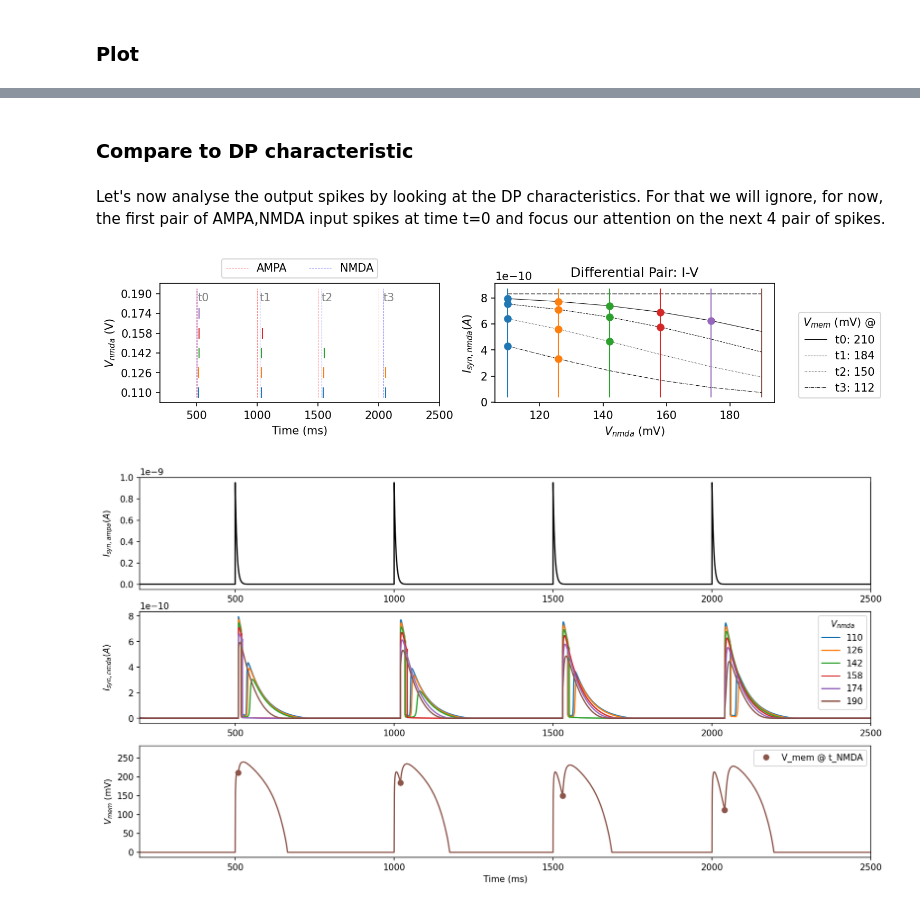
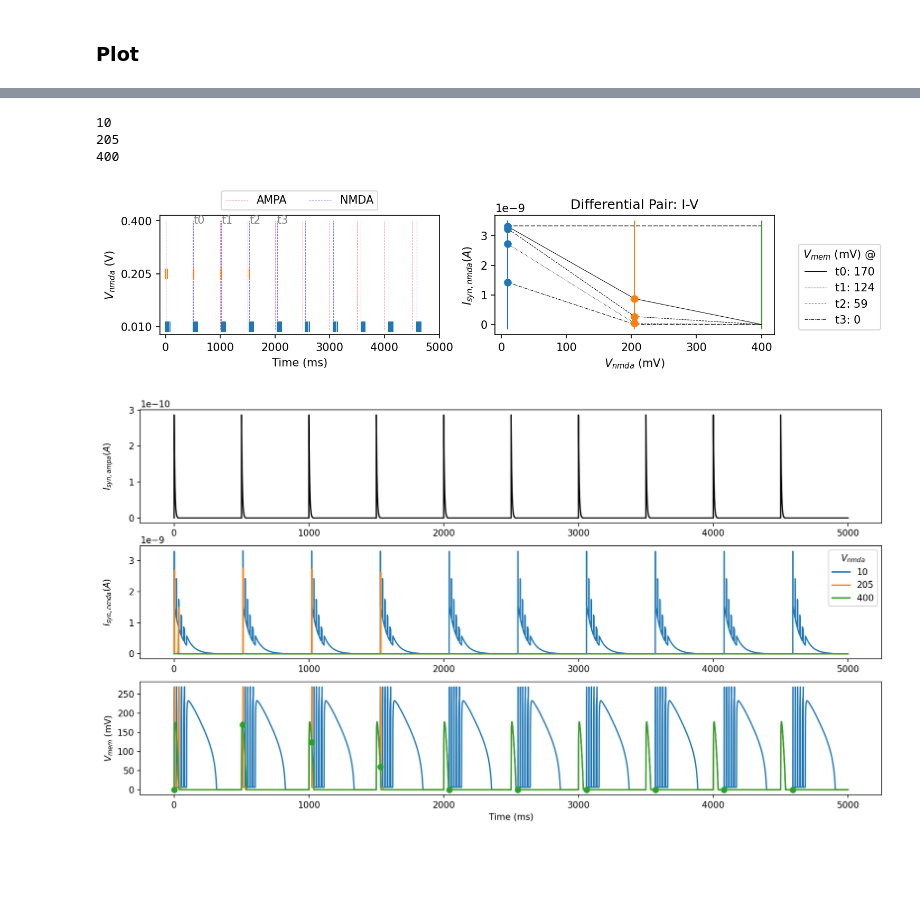
Before and after one commit to YigitDemirag/dynapse-simulator, a Jupyter notebook: part5.ipynb, the cells around one changed output, grey strips where cells are left out. Saved outputs shown, nothing was run; the diff lists cells and outputs as text; code cells hidden in the pictures; blank space fills up the shorter version.

```diff
--- a/part5.ipynb
+++ b/part5.ipynb
@@ -112,0 +135,2 @@ Leak neuron 5e-12 A - Tau neuron: 10.000000000000002 ms
+# %%
+dynapse_param['Itau'] = dynapse_param["I_tau_syn_ampa"]
@@ -136,3 +159,2 @@ Let's start with some initial weight values:
 # %%
-dynapse_param['I_wo_syn_nmda'] = 2.5 * nA
-dynapse_param['I_wo_syn_ampa'] = 20 * nA
+dynapse_param['I_wo_syn_nmda'] = 100*nA
@@ -152,2 +160,0 @@ Finally, let's initialize the Vnmda threshold to an arbitrary value.
-# %%
-dynapse_param["Vnmda"] = 158*mV
@@ -163,15 +160,0 @@ Now we will connect our spike generator groups to one target neuron, via one AMP
-# %%
-# Monitors
-mon_neuron_input_ampa  = SpikeMonitor(input_spike_generator_ampa, name='mon_neuron_input_ampa')
-mon_neuron_input_nmda  = SpikeMonitor(input_spike_generator_nmda, name='mon_neuron_input_nmda')
-mon_synapse_nmda  = StateMonitor(DPI_NMDA_synapse, 'I_syn_nmda', record=[0])
-mon_synapse_ampa  = StateMonitor(DPI_AMPA_synapse, 'I_syn_ampa', record=[0])
-mon_neuron_state  = StateMonitor(DPI_neuron, 'Imem', record=True)
-mon_neuron_vmem  = StateMonitor(DPI_neuron, 'Vmem', record=True)
-mon_neuron_I_syn_nmda  = StateMonitor(DPI_NMDA_synapse, 'I_syn_nmda_dp_clip', record=True)
-mon_neuron_output = SpikeMonitor(DPI_neuron, name='mon_neuron_output')
-
-# Add every instance we created to Brian network, so it will include them in the simulation
-network.add([input_spike_generator_ampa, input_spike_generator_nmda, DPI_neuron, DPI_NMDA_synapse,
-             DPI_AMPA_synapse, mon_neuron_input_ampa, mon_neuron_input_nmda, mon_synapse_nmda,
-             mon_synapse_ampa, mon_neuron_output, mon_neuron_state, mon_neuron_vmem, mon_neuron_I_syn_nmda])
@@ -344,8 +447,3 @@ for nmda in sampled_nmda:
-# %% [markdown]
-### Compare to DP characteristic
-# %% [markdown]
-Let's now analyse the output spikes by looking at the DP characteristics. For that we will ignore, for now, the first pair of
-AMPA,NMDA input spikes at time t=0 and focus our attention on the next 4 pair of spikes.
 # %%
 # Plot output spikes:
 f = plt.figure(figsize=(10,2),dpi=150)
@@ -363,7 +461,6 @@ ylim = plt.ylim()
 plt.vlines(spike_timing_ampa.tolist()/ms,ylim[0], ylim[1], linestyle='--', color='r', alpha=.5, linewidth=.5, label='AMPA')
 plt.vlines(spike_timing_nmda.tolist()/ms,ylim[0], ylim[1], linestyle='--', color='b', alpha=.5, linewidth=.5, label='NMDA')
 plt.legend(loc='upper center', ncol=2, bbox_to_anchor=(.5, 1.25))
-plt.xlim(200,2500)
 
 input_isi = spike_timing_nmda[1:5]-spike_timing_ampa[1:5]
 for ii, isi in enumerate(input_isi):
@@ -375,8 +472,8 @@ plt.subplot(122)
 style = ['solid', 'dashed', 'dotted', 'dashdot']
 
 # Range Vmem
-t_vmem = dict_vmem[110][0]
-vmem = dict_vmem[110][1]
+t_vmem = dict_vmem[list(dict_vmem.keys())[0]][0]
+vmem = dict_vmem[list(dict_vmem.keys())[0]][1]
 idx_vmem_at_nmda = [np.where(t_vmem<=t_nmda)[0][-1] for t_nmda in spike_timing_nmda/ms]
 vmem_at_nmda = vmem[idx_vmem_at_nmda]/mV
 
@@ -392,39 +489,41 @@ for i, vnmda in enumerate(sampled_nmda):
     plt.vlines(vnmda, ylim[0], ylim[1], linestyle='-', color=colors[i], linewidth=1)
 
 plt.legend(loc='right', ncol=1, bbox_to_anchor=(1.4, 0.4), title='$V_{mem}$ (mV) @')
 plt.xlabel('$V_{nmda}$ (mV)')
 plt.ylabel('$I_{syn,nmda} (A)$')
 plt.title('Differential Pair: I-V')
 
 # Label intersection between DP characteristic and Vnmda if an output spike was generated:
 for vv, vmem in enumerate(vmem_at_nmda[1:5]):
     for nn, vnmda in enumerate(sampled_nmda):
         if mask_out_spike[vnmda][vv+1]==1: # +1 because we are skipping the first input pair of spikes
             i_syn_nmda = I_syn/(1 + np.exp(constants.kappa_n*(vnmda-vmem)*mV/constants.Ut))
             plt.plot(vnmda, i_syn_nmda, 'o', c=colors[nn])
 
 # Plot Vmem, EPSC AMPA, and EPSC NMDA as a function of Vnmda
 f = plt.figure(figsize=(15,8),dpi=150)
 plt.subplot(3,1,1)
 plt.plot(iampa[0], iampa[1], c='k')
-plt.xlim(200,2500)
 plt.ylabel('$I_{syn,ampa} (A) $')
 plt.subplot(3,1,2)
 for vnmda in sampled_nmda:
     plt.plot(dict_inmda[vnmda][0], dict_inmda[vnmda][1], label=str(vnmda))
+    print(vnmda)
 plt.legend(title='$V_{nmda}$')
-plt.xlim(200,2500)
-
 plt.ylabel('$I_{syn,nmda} (A) $')
 plt.subplot(3,1,3)
-plt.plot(dict_vmem[sampled_nmda[-1]][0], dict_vmem[sampled_nmda[-1]][1]/mV, c=colors[len(sampled_nmda)-1])
-plt.plot(spike_timing_nmda/ms,vmem_at_nmda, 'o', c=colors[len(sampled_nmda)-1], label='V_mem @ t_NMDA')
-plt.legend()
+
+for vnmda in sampled_nmda:
+    plt.plot(dict_vmem[vnmda][0], dict_vmem[vnmda][1]/mV)
+    plt.plot(spike_timing_nmda/ms,vmem_at_nmda, 'o', c=colors[len(sampled_nmda)-1])
+
 plt.ylabel('$V_{mem}$ (mV)')
-plt.xlim(200,2500)
 plt.xlabel('Time (ms)')
 
 f.align_ylabels()
 # %% [output]
+10
+205
+400
-[figure, old version]
+[figure, new version]
-[figure, old version]
+[figure, new version]
```
Also changed, not shown: parts of 76 cells of this notebook.
